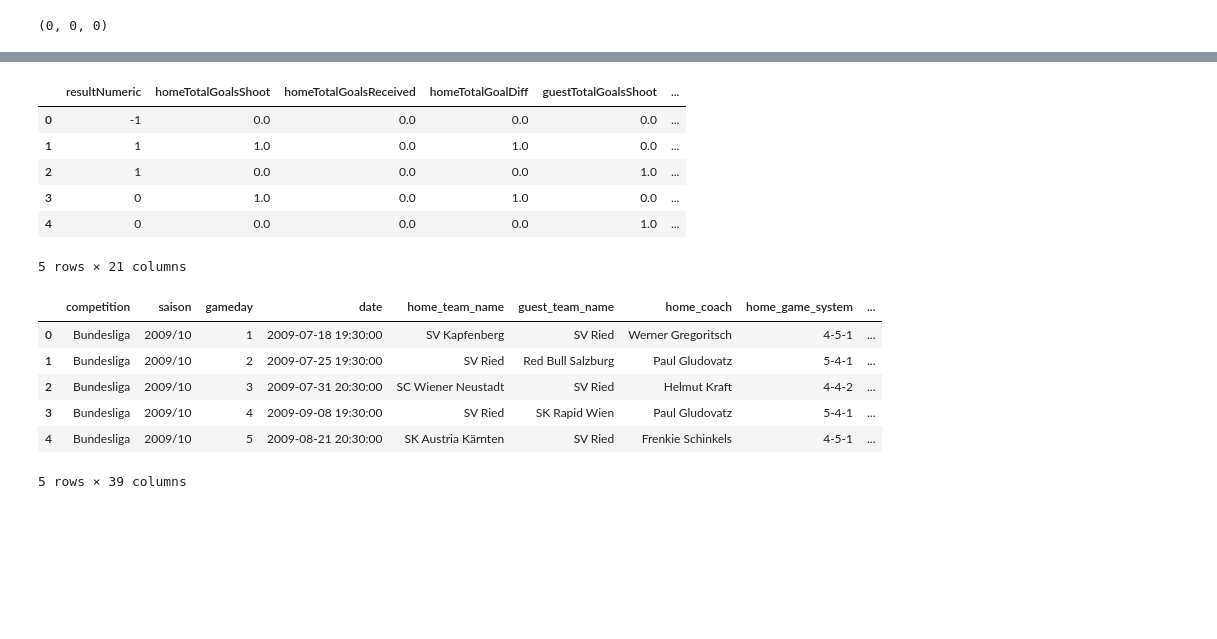
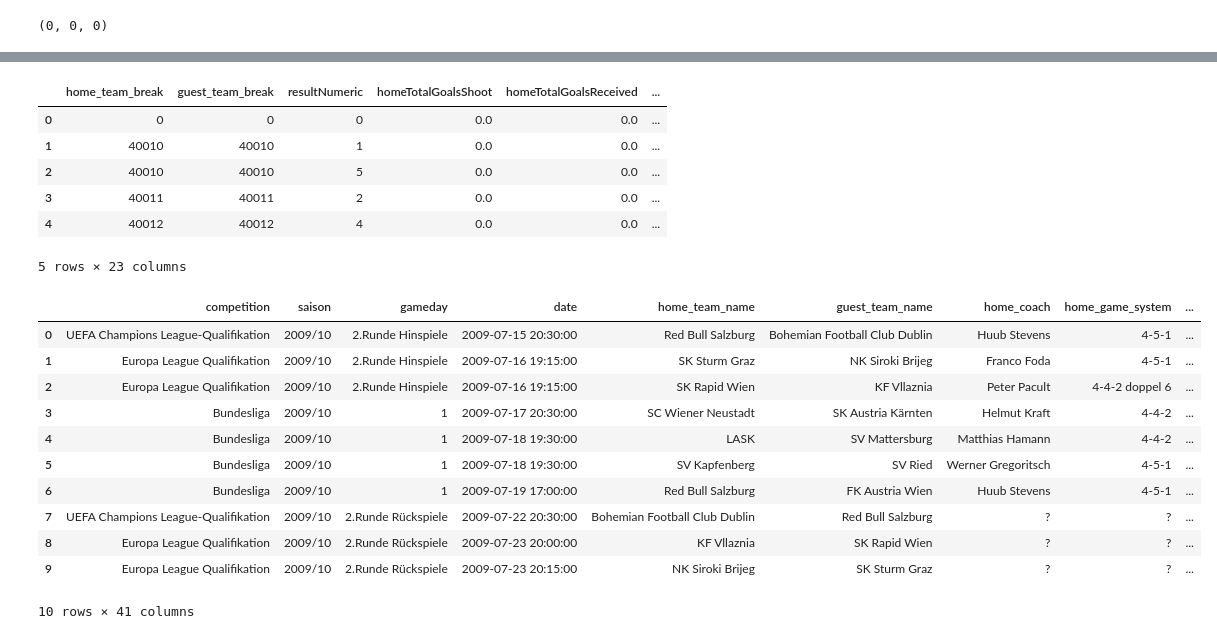
Before and after one commit to thomashon/football-prediction, a Jupyter notebook: scraper/preprocessing.ipynb, the cells around one changed output, grey strips where cells are left out. Cells and saved outputs as stored; diff of their text form; code cells hidden in the pictures; blank space fills up the shorter version.

Commit message:
breaks

```diff
--- a/scraper/preprocessing.ipynb
+++ b/scraper/preprocessing.ipynb
@@ -51,3 +53,5 @@ len(columns), len(df.columns)
 (20, 20)
 # %%
 df = df[columns]
+# %%
+df['date'] = pd.to_datetime(df['date'])
@@ -54,3 +81,6 @@ df = df[columns]
+# %%
+df = df.sort_values(by='date')
+df = df.reset_index()
 # %%
 df.head()
 # %% [output]
@@ -179,24 +211,36 @@ goals_prep.head()
 # %%
-goals_prep = goals_prep.drop(['home_team_id', 'guest_team_id', 'home_goals', 'guest_goals', 'homeResultFactor', 'guestResultFactor'],axis=1)
+goals_prep = goals_prep.drop(
+    [
+    'home_team_id', 'guest_team_id',
+    'home_goals', 'guest_goals',
+    'homeResultFactor', 'guestResultFactor',
+    'date'
+    ]
+    ,axis=1)
 # %%
 goals_prep.head()
 # %% [output]
-|  | resultNumeric | homeTotalGoalsShoot | homeTotalGoalsReceived | homeTotalGoalDiff | guestTotalGoalsShoot | ... |
-| 0 | -1 | 0.0 | 0.0 | 0.0 | 0.0 | ... |
-| 1 | 1 | 1.0 | 0.0 | 1.0 | 0.0 | ... |
-| 2 | 1 | 0.0 | 0.0 | 0.0 | 1.0 | ... |
-| 3 | 0 | 1.0 | 0.0 | 1.0 | 0.0 | ... |
-| 4 | 0 | 0.0 | 0.0 | 0.0 | 1.0 | ... |
+|  | home_team_break | guest_team_break | resultNumeric | homeTotalGoalsShoot | homeTotalGoalsReceived | ... |
+| 0 | 0 | 0 | 0 | 0.0 | 0.0 | ... |
+| 1 | 40010 | 40010 | 1 | 0.0 | 0.0 | ... |
+| 2 | 40010 | 40010 | 5 | 0.0 | 0.0 | ... |
+| 3 | 40011 | 40011 | 2 | 0.0 | 0.0 | ... |
+| 4 | 40012 | 40012 | 4 | 0.0 | 0.0 | ... |
-5 rows × 21 columns
+5 rows × 23 columns
 # %%
-df_final = pd.concat([df.drop(['result', 'identifier'], axis=1), goals_prep], axis=1)
+df_final = pd.concat([df.drop(['result', 'identifier', 'index'], axis=1), goals_prep], axis=1)
 # %%
-df_final.head()
+df_final.head(10)
 # %% [output]
 |  | competition | saison | gameday | date | home_team_name | guest_team_name | home_coach | home_game_system | ... |
-| 0 | Bundesliga | 2009/10 | 1 | 2009-07-18 19:30:00 | SV Kapfenberg | SV Ried | Werner Gregoritsch | 4-5-1 | ... |
-| 1 | Bundesliga | 2009/10 | 2 | 2009-07-25 19:30:00 | SV Ried | Red Bull Salzburg | Paul Gludovatz | 5-4-1 | ... |
-| 2 | Bundesliga | 2009/10 | 3 | 2009-07-31 20:30:00 | SC Wiener Neustadt | SV Ried | Helmut Kraft | 4-4-2 | ... |
-| 3 | Bundesliga | 2009/10 | 4 | 2009-09-08 19:30:00 | SV Ried | SK Rapid Wien | Paul Gludovatz | 5-4-1 | ... |
-| 4 | Bundesliga | 2009/10 | 5 | 2009-08-21 20:30:00 | SK Austria Kärnten | SV Ried | Frenkie Schinkels | 4-5-1 | ... |
+| 0 | UEFA Champions League-Qualifikation | 2009/10 | 2.Runde Hinspiele | 2009-07-15 20:30:00 | Red Bull Salzburg | Bohemian Football Club Dublin | Huub Stevens | 4-5-1 | ... |
+| 1 | Europa League Qualifikation | 2009/10 | 2.Runde Hinspiele | 2009-07-16 19:15:00 | SK Sturm Graz | NK Siroki Brijeg | Franco Foda | 4-5-1 | ... |
+| 2 | Europa League Qualifikation | 2009/10 | 2.Runde Hinspiele | 2009-07-16 19:15:00 | SK Rapid Wien | KF Vllaznia | Peter Pacult | 4-4-2 doppel 6 | ... |
+| 3 | Bundesliga | 2009/10 | 1 | 2009-07-17 20:30:00 | SC Wiener Neustadt | SK Austria Kärnten | Helmut Kraft | 4-4-2 | ... |
+| 4 | Bundesliga | 2009/10 | 1 | 2009-07-18 19:30:00 | LASK | SV Mattersburg | Matthias Hamann | 4-4-2 | ... |
+| 5 | Bundesliga | 2009/10 | 1 | 2009-07-18 19:30:00 | SV Kapfenberg | SV Ried | Werner Gregoritsch | 4-5-1 | ... |
+| 6 | Bundesliga | 2009/10 | 1 | 2009-07-19 17:00:00 | Red Bull Salzburg | FK Austria Wien | Huub Stevens | 4-5-1 | ... |
+| 7 | UEFA Champions League-Qualifikation | 2009/10 | 2.Runde Rückspiele | 2009-07-22 20:30:00 | Bohemian Football Club Dublin | Red Bull Salzburg | ? | ? | ... |
+| 8 | Europa League Qualifikation | 2009/10 | 2.Runde Rückspiele | 2009-07-23 20:00:00 | KF Vllaznia | SK Rapid Wien | ? | ? | ... |
+| 9 | Europa League Qualifikation | 2009/10 | 2.Runde Rückspiele | 2009-07-23 20:15:00 | NK Siroki Brijeg | SK Sturm Graz | ? | ? | ... |
-5 rows × 39 columns
+10 rows × 41 columns
```
Also changed, not shown: parts of 13 cells of this notebook, 6 other files.
